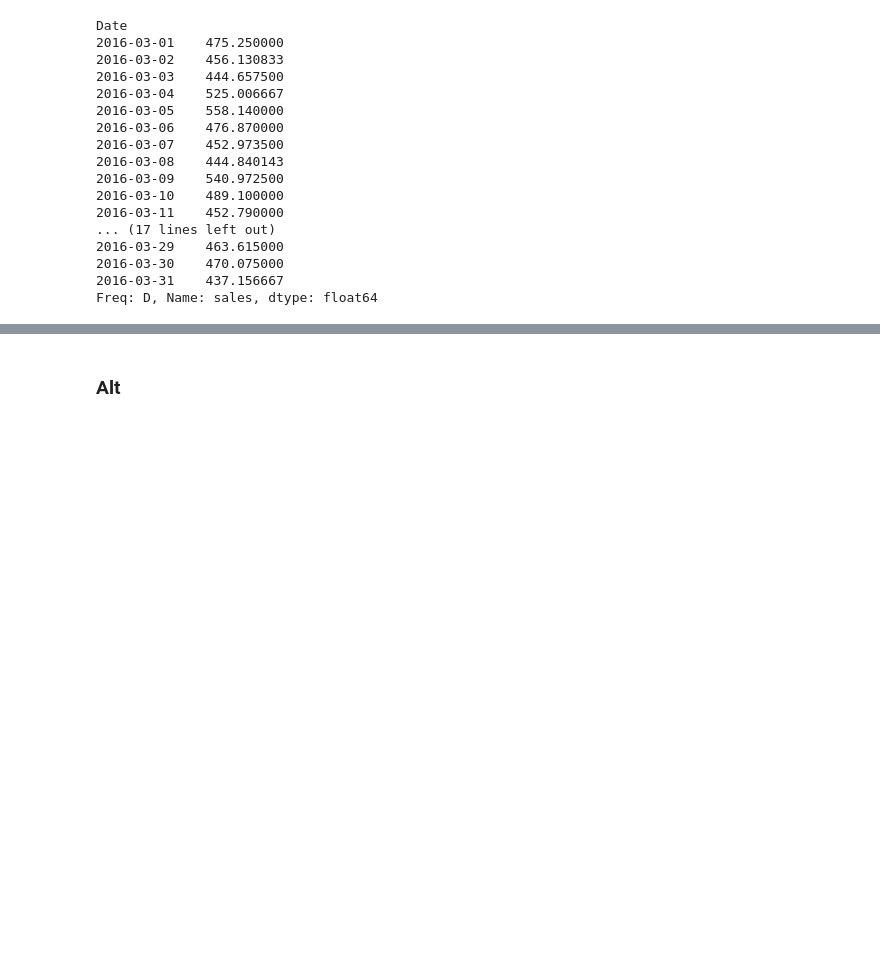
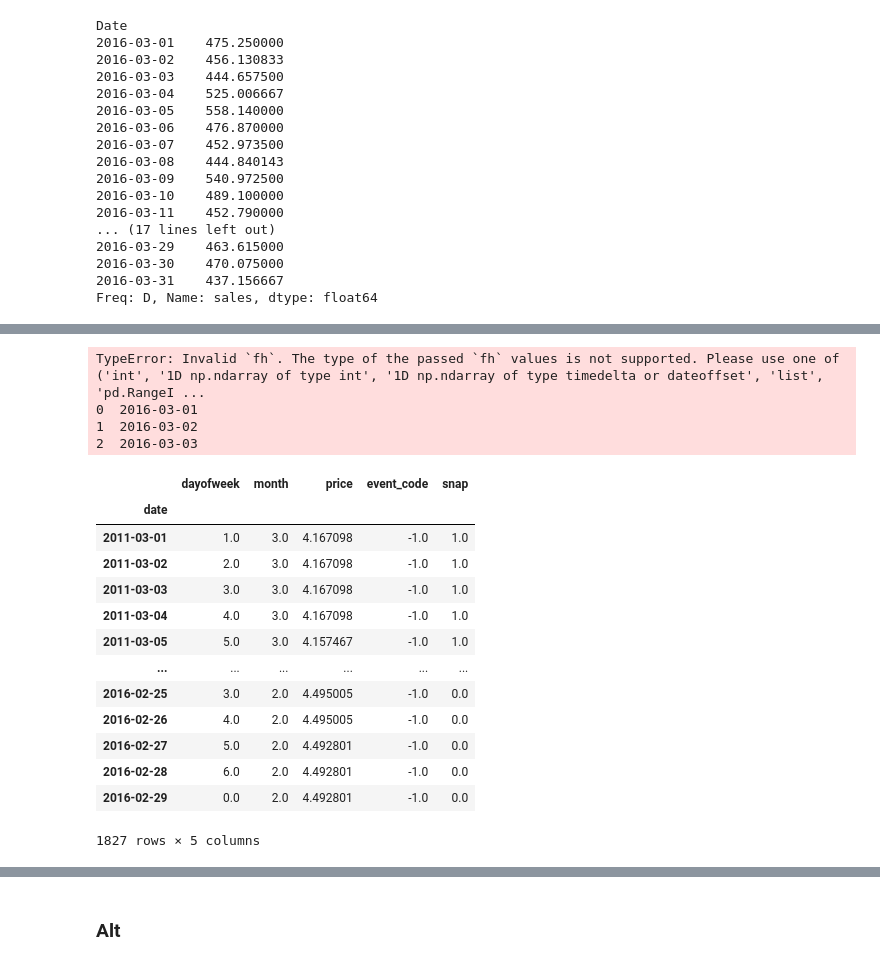
Before and after one commit to EdwinUe/BAB_WS22-23, a Jupyter notebook: Code/003BusinessAnalyticsBProjekt.ipynb, the cells around one changed output, grey strips where cells are left out. Cells and saved outputs as stored; diff of their text form; code cells hidden in the pictures; blank space fills up the shorter version.

```diff
--- a/Code/003BusinessAnalyticsBProjekt.ipynb
+++ b/Code/003BusinessAnalyticsBProjekt.ipynb
@@ -907,0 +919,12 @@ prediction_rf_complex_alldata.to_csv('rf_complex_alldata.csv')
+# %%
+'''
+import xgboost as xgb
+
+X_medium[['dayofweek','month','event_code','snap']] = X_medium[['dayofweek','month','event_code','snap']].astype('int')
+
+xgb_medium = xgb.XGBRegressor()
+x_train, x_test, y_train, y_test = train_test_split(X_medium, y_medium, test_size=31, shuffle = False)
+xgb_medium.fit(x_train,y_train)
+preds = xgb_medium.predict(x_test)
+print('MAE:\t %4.2f' % (MAE(y_true = y_test, y_pred = preds)))
+'''
@@ -907,0 +1047,28 @@ prediction_rf_complex_alldata.to_csv('rf_complex_alldata.csv')
+# %%
+
+sarimax_medium = SARIMAX(
+    order=(1, 0, 0), trend="t", seasonal_order=(1, 0, 0, 6))
+sarimax_medium.fit(y_medium,X=X_medium)
+y_pred = sarimax_medium.predict(fh=df_dates_future,X=df_future_test_sarimax)
+# %% [output]
+TypeError: Invalid `fh`. The type of the passed `fh` values is not supported. Please use one of ('int', '1D np.ndarray of type int', '1D np.ndarray of type timedelta or dateoffset', 'list', 'pd.RangeI ...
+0  2016-03-01
+1  2016-03-02
+2  2016-03-03
+# %%
+X_medium
+# %% [output]
+|  | dayofweek | month | price | event_code | snap |
+| date |  |  |  |  |  |
+| 2011-03-01 | 1.0 | 3.0 | 4.167098 | -1.0 | 1.0 |
+| 2011-03-02 | 2.0 | 3.0 | 4.167098 | -1.0 | 1.0 |
+| 2011-03-03 | 3.0 | 3.0 | 4.167098 | -1.0 | 1.0 |
+| 2011-03-04 | 4.0 | 3.0 | 4.167098 | -1.0 | 1.0 |
+| 2011-03-05 | 5.0 | 3.0 | 4.157467 | -1.0 | 1.0 |
+| ... | ... | ... | ... | ... | ... |
+| 2016-02-25 | 3.0 | 2.0 | 4.495005 | -1.0 | 0.0 |
+| 2016-02-26 | 4.0 | 2.0 | 4.495005 | -1.0 | 0.0 |
+| 2016-02-27 | 5.0 | 2.0 | 4.492801 | -1.0 | 0.0 |
+| 2016-02-28 | 6.0 | 2.0 | 4.492801 | -1.0 | 0.0 |
+| 2016-02-29 | 0.0 | 2.0 | 4.492801 | -1.0 | 0.0 |
+1827 rows × 5 columns
```
Also changed, not shown: parts of 26 cells of this notebook.
